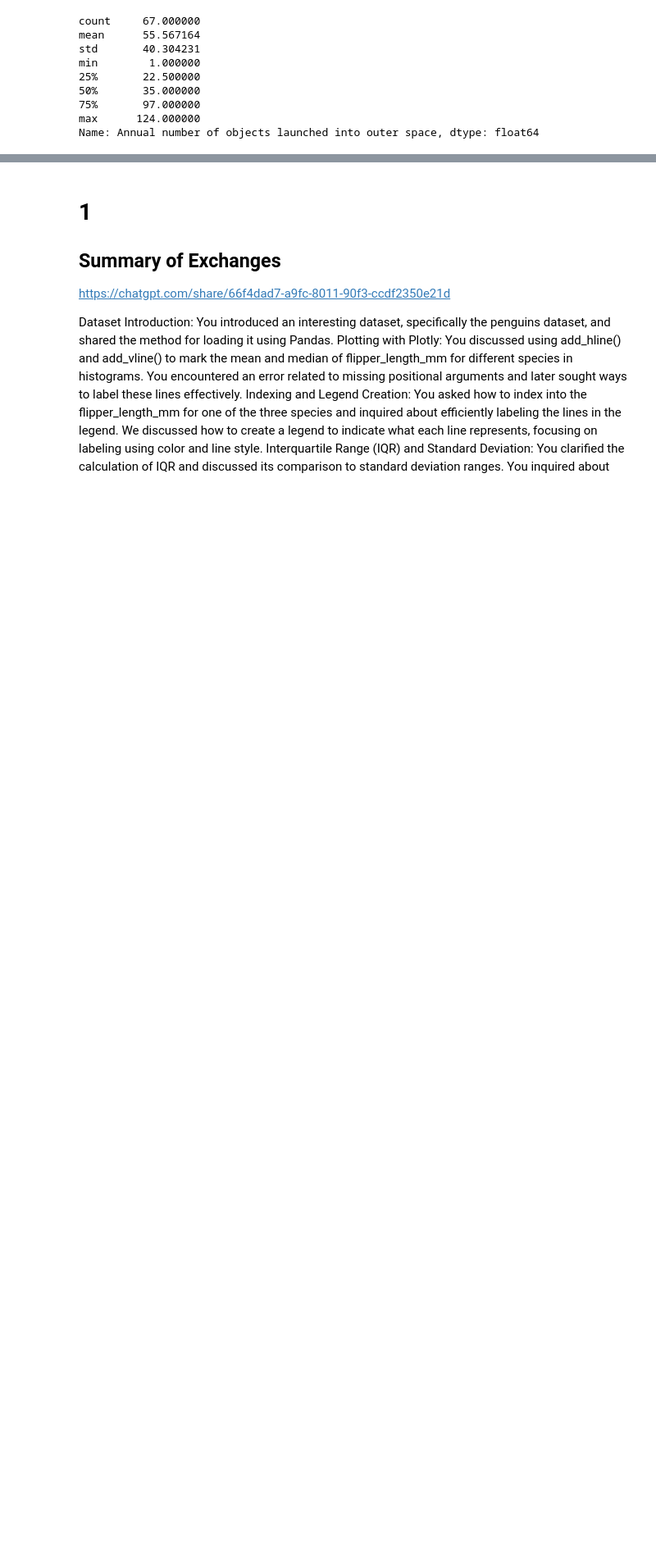
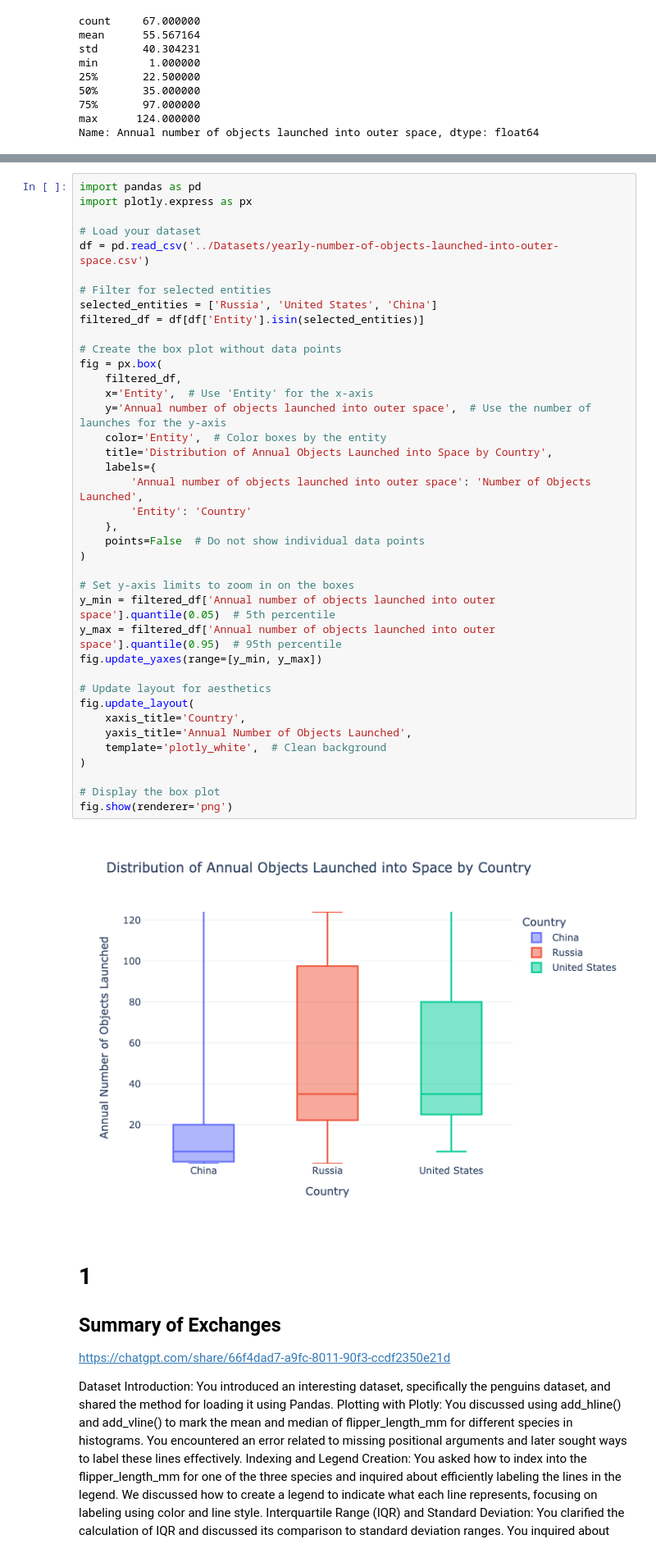
Before and after one commit to LucaPiccone/sta130, a Jupyter notebook: HW/HW_03.ipynb, the cells around one changed output, grey strips where cells are left out. Shown at 82% size. Cells and saved outputs as stored; diff of their text form; blank space fills up the shorter version.

```diff
--- a/HW/HW_03.ipynb
+++ b/HW/HW_03.ipynb
@@ -869,3 +950,44 @@ Name: Annual number of objects launched into outer space, dtype: float64
+# %%
+import pandas as pd
+import plotly.express as px
+
+# Load your dataset
+df = pd.read_csv('../Datasets/yearly-number-of-objects-launched-into-outer-space.csv')
+
+# Filter for selected entities
+selected_entities = ['Russia', 'United States', 'China']
+filtered_df = df[df['Entity'].isin(selected_entities)]
+
+# Create the box plot without data points
+fig = px.box(
+    filtered_df,
+    x='Entity',  # Use 'Entity' for the x-axis
+    y='Annual number of objects launched into outer space',  # Use the number of launches for the y-axis
+    color='Entity',  # Color boxes by the entity
+    title='Distribution of Annual Objects Launched into Space by Country',
+    labels={
+        'Annual number of objects launched into outer space': 'Number of Objects Launched',
+        'Entity': 'Country'
+    },
+    points=False  # Do not show individual data points
+)
+
+# Set y-axis limits to zoom in on the boxes
+y_min = filtered_df['Annual number of objects launched into outer space'].quantile(0.05)  # 5th percentile
+y_max = filtered_df['Annual number of objects launched into outer space'].quantile(0.95)  # 95th percentile
+fig.update_yaxes(range=[y_min, y_max])
+
+# Update layout for aesthetics
+fig.update_layout(
+    xaxis_title='Country',
+    yaxis_title='Annual Number of Objects Launched',
+    template='plotly_white',  # Clean background
+)
+
+# Display the box plot
+fig.show(renderer='png')
+# %% [output]
+[figure, added]
 # %% [markdown]
 # 1
 ## Summary of Exchanges
```
Also changed, not shown: parts of 4 cells of this notebook, 1 other file.
